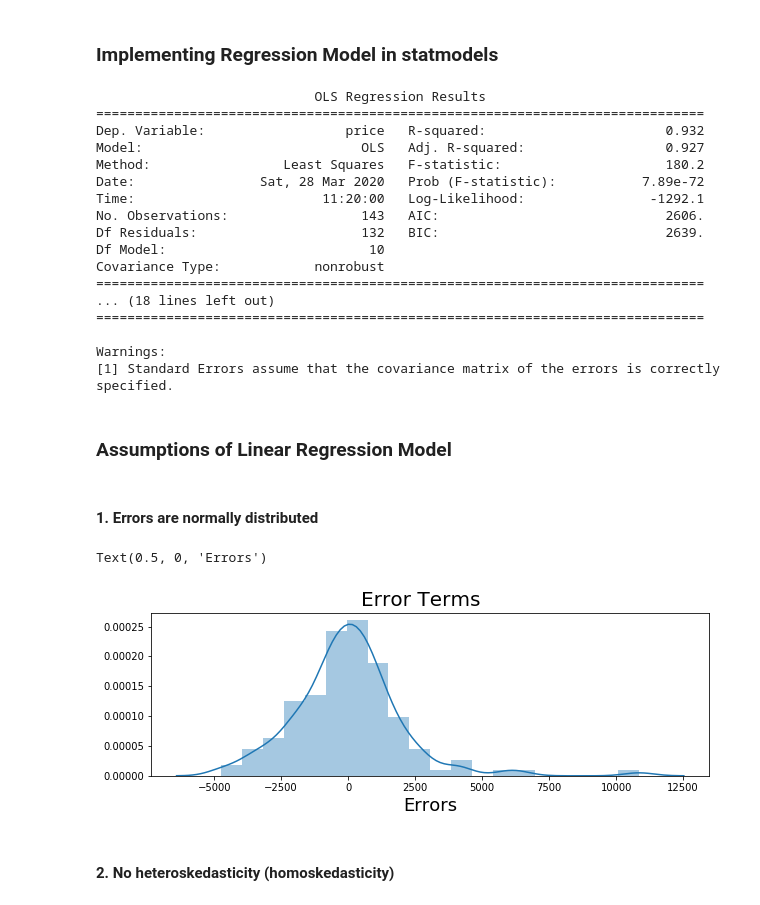
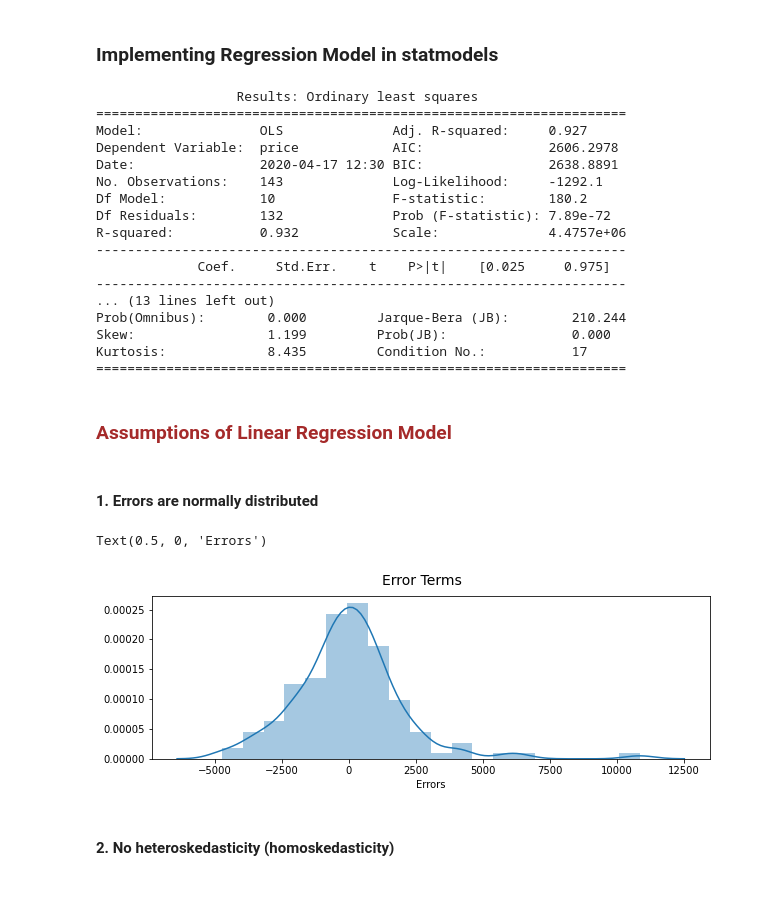
Before and after one commit to HarishPatlolla/Car-price-prediction-using--Ridge-Regression---Lasso-Regression--OLS, a Jupyter notebook: Car_price_prediction.ipynb, the cells around one changed output. Cells and saved outputs as stored; diff of their text form; code cells hidden in the pictures.

```diff
--- a/Car_price_prediction.ipynb
+++ b/Car_price_prediction.ipynb
@@ -227,4 +277,9 @@ ax.set_ylim(bottom + 1, top -1)
 car_price_data['mileage']=0.5*(car_price_data['citympg'] + car_price_data['highwaympg'] )
 # %%
 #dropping insignificant columns, city mileage, highway mileage from the correlation analysis
-car_price_data.drop(columns=['carheight','compressionratio','peakrpm','stroke','citympg','highwaympg'],inplace=True)
+car_price_data.drop(columns=['carheight',
+                             'compressionratio',
+                             'peakrpm',
+                             'stroke',
+                             'citympg',
+                             'highwaympg'],inplace=True)
@@ -521,8 +493,8 @@ dtype: float64
 # %%
-selected_lasso_variables=coef.index
-filtered_independent_variables=independent_variables[coef.index]
-Final_df=pd.concat([filtered_independent_variables,y],axis=1)
+# Concatenate the standardized numeric and dummy coded categorical variables
+independent_variables=pd.concat([x_standard_df,categorical_cols_data_1],axis=1)
+Final_df=pd.concat([independent_variables,y],axis=1)
 print(color.BOLD+color.RED+'The final dataset for analysis')
-Final_df.head()
+print(Final_df.shape)
 # %% [output]
 The final dataset for analysis
@@ -558,11 +531,14 @@ from statsmodels.stats.outliers_influence import variance_inflation_factor
 Regression_model = LinearRegression()
 Regression_model.fit(X_train,Y_train)
 
-# #Performing recursive feature eliminate to choose top 10 features
+#Performing recursive feature eliminate to choose top 10 features
 rfe = RFE(Regression_model, 10)
 rfe = rfe.fit(X_train, Y_train)
 list(zip(X_train.columns,rfe.support_,rfe.ranking_))
 print('The selected columns after recursive feature elimination are')
-X_train.columns[rfe.support_]
+#Subsetting the data using the selected variables
+X_train=df_train[X_train.columns[rfe.support_]]
+print(X_train.columns)
+print(X_train.shape)
 # %% [output]
 The selected columns after recursive feature elimination are
@@ -572,3 +548,0 @@ Index(['carwidth', 'curbweight', 'horsepower', 'hatchback', 'sedan', 'wagon',
-# %%
-#Subsetting the data using the selected variables
-X_train=df_train[['carwidth', 'curbweight', 'horsepower', 'hatchback', 'sedan', 'wagon','Highend', 'Medium', '5 and 6', 'below 4']]
@@ -577,43 +559,43 @@ X_train=df_train[['carwidth', 'curbweight', 'horsepower', 'hatchback', 'sedan',
 # %%
 X = sm.add_constant(X_train) #Adding the constant
 lm = sm.OLS(Y_train,X).fit() # fitting the model
-print(lm.summary()) # model summary
+print(lm.summary2()) # model summary
 # %% [output]
-                            OLS Regression Results
-==============================================================================
-Dep. Variable:                  price   R-squared:                       0.932
-Model:                            OLS   Adj. R-squared:                  0.927
-Method:                 Least Squares   F-statistic:                     180.2
-Date:                Sat, 28 Mar 2020   Prob (F-statistic):           7.89e-72
-Time:                        11:20:00   Log-Likelihood:                -1292.1
-No. Observations:                 143   AIC:                             2606.
-Df Residuals:                     132   BIC:                             2639.
-Df Model:                          10
-Covariance Type:            nonrobust
-==============================================================================
-... (18 lines left out)
-==============================================================================
-
-Warnings:
-[1] Standard Errors assume that the covariance matrix of the errors is correctly specified.
+                  Results: Ordinary least squares
+====================================================================
+Model:               OLS              Adj. R-squared:     0.927
+Dependent Variable:  price            AIC:                2606.2978
+Date:                2020-04-17 12:30 BIC:                2638.8891
+No. Observations:    143              Log-Likelihood:     -1292.1
+Df Model:            10               F-statistic:        180.2
+Df Residuals:        132              Prob (F-statistic): 7.89e-72
+R-squared:           0.932            Scale:              4.4757e+06
+--------------------------------------------------------------------
+             Coef.     Std.Err.    t    P>|t|    [0.025     0.975]
+--------------------------------------------------------------------
+... (13 lines left out)
+Prob(Omnibus):        0.000         Jarque-Bera (JB):        210.244
+Skew:                 1.199         Prob(JB):                0.000
+Kurtosis:             8.435         Condition No.:           17
+====================================================================
 # %% [markdown]
-###  Assumptions of Linear Regression Model
+### <font color="brown"> Assumptions of Linear Regression Model
 # %% [markdown]
 ####  1. Errors are normally distributed
 # %%
 #predicted price by using the input independent variables
 Y_train_pred=lm.predict(X)
 
 #Residual is the difference between the actual and predicted values
 residuals=Y_train-Y_train_pred
 
 fig = plt.figure(figsize=(10,3))
 sns.distplot(residuals, bins = 20)
-fig.suptitle('Error Terms', fontsize = 20)
-plt.xlabel('Errors', fontsize = 18)
+fig.suptitle('Error Terms', fontsize = 14)
+plt.xlabel('Errors', fontsize = 10)
 # %% [output]
 Text(0.5, 0, 'Errors')
-[figure, old version]
+[figure, new version]
 # %% [markdown]
 #### 2. No heteroskedasticity (homoskedasticity)
 # %%
```
Also changed, not shown: parts of 38 cells of this notebook.
